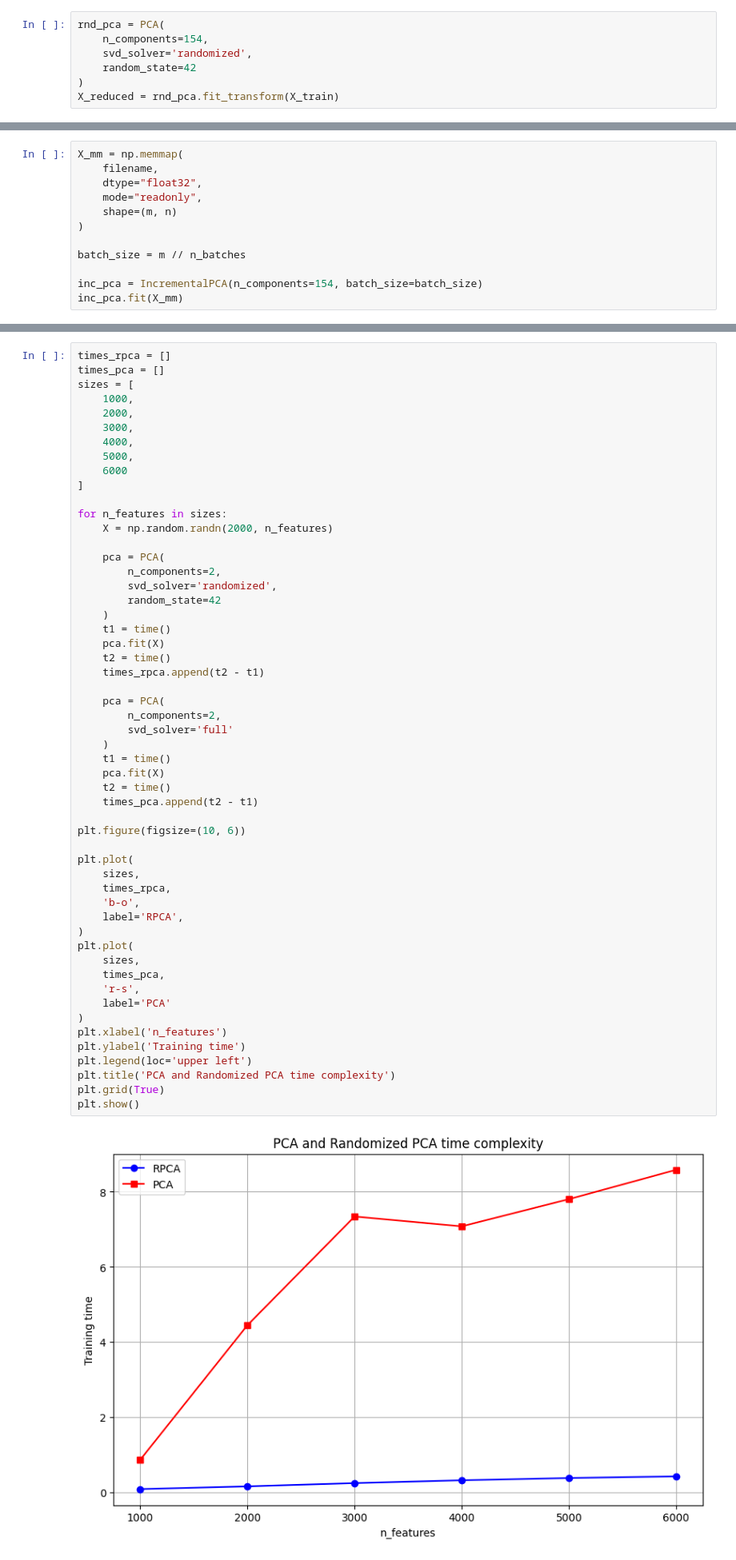
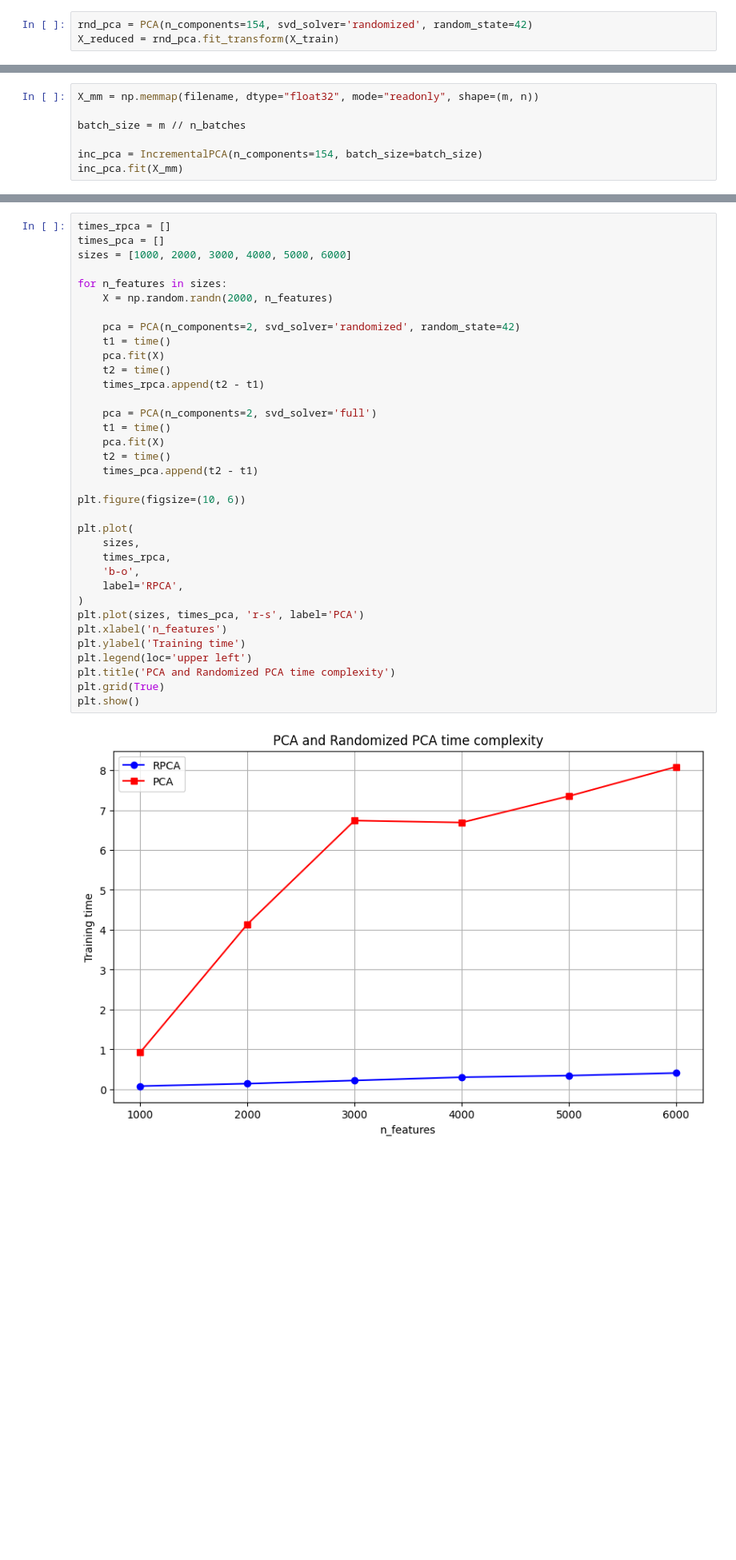
Before and after one commit to Ivan-Grigorev/Hands_On_ML, a Jupyter notebook: chapter_08.ipynb, the cells around one changed output, grey strips where cells are left out. Shown at 80% size. Cells and saved outputs as stored; diff of their text form; blank space fills up the shorter version.

```diff
--- a/chapter_08.ipynb
+++ b/chapter_08.ipynb
@@ -299,11 +278,7 @@ plt.show()
 # %% [markdown]
 Randomized PCA accelerates computation of principal components for large datasets using randomized algorithms, maintaining accuracy while reducing complexity.
 # %%
-rnd_pca = PCA(
-    n_components=154,
-    svd_solver='randomized',
-    random_state=42
-)
+rnd_pca = PCA(n_components=154, svd_solver='randomized', random_state=42)
 X_reduced = rnd_pca.fit_transform(X_train)
 # %% [markdown]
 <h3>Incremental PCA</h3>
@@ -368,12 +336,7 @@ del X_mm
 # %% [markdown]
 Next, another program would load the data and use it for training
 # %%
-X_mm = np.memmap(
-    filename,
-    dtype="float32",
-    mode="readonly",
-    shape=(m, n)
-)
+X_mm = np.memmap(filename, dtype="float32", mode="readonly", shape=(m, n))
 
 batch_size = m // n_batches
 
@@ -496,59 +421,40 @@ Their performance is compared on datasets comprising 2,000 instances with differ
 # %%
 times_rpca = []
 times_pca = []
-sizes = [
-    1000,
-    2000,
-    3000,
-    4000,
-    5000,
-    6000
-]
+sizes = [1000, 2000, 3000, 4000, 5000, 6000]
 
 for n_features in sizes:
     X = np.random.randn(2000, n_features)
 
-    pca = PCA(
-        n_components=2,
-        svd_solver='randomized',
-        random_state=42
-    )
+    pca = PCA(n_components=2, svd_solver='randomized', random_state=42)
     t1 = time()
     pca.fit(X)
     t2 = time()
     times_rpca.append(t2 - t1)
 
-    pca = PCA(
-        n_components=2,
-        svd_solver='full'
-    )
+    pca = PCA(n_components=2, svd_solver='full')
     t1 = time()
     pca.fit(X)
     t2 = time()
     times_pca.append(t2 - t1)
 
 plt.figure(figsize=(10, 6))
 
 plt.plot(
     sizes,
     times_rpca,
     'b-o',
     label='RPCA',
 )
-plt.plot(
-    sizes,
-    times_pca,
-    'r-s',
-    label='PCA'
-)
+plt.plot(sizes, times_pca, 'r-s', label='PCA')
 plt.xlabel('n_features')
 plt.ylabel('Training time')
 plt.legend(loc='upper left')
 plt.title('PCA and Randomized PCA time complexity')
 plt.grid(True)
 plt.show()
 # %% [output]
-[figure, old version]
+[figure, new version]
 # %% [markdown]
 <h2>Kernel PCA</h2>
 # %% [markdown]
```
Also changed, not shown: parts of 26 cells of this notebook.
